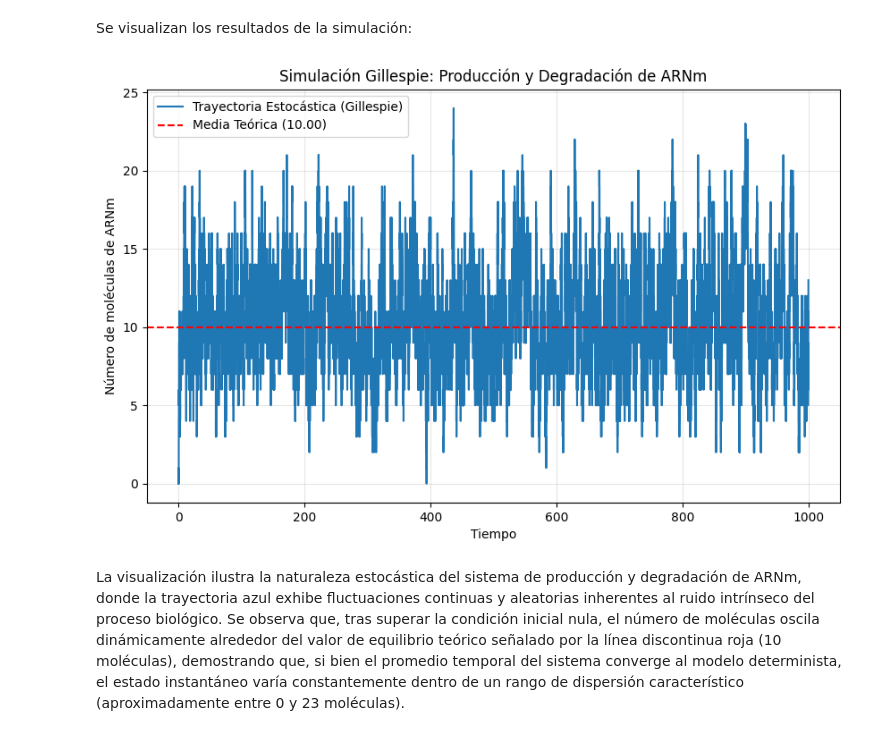
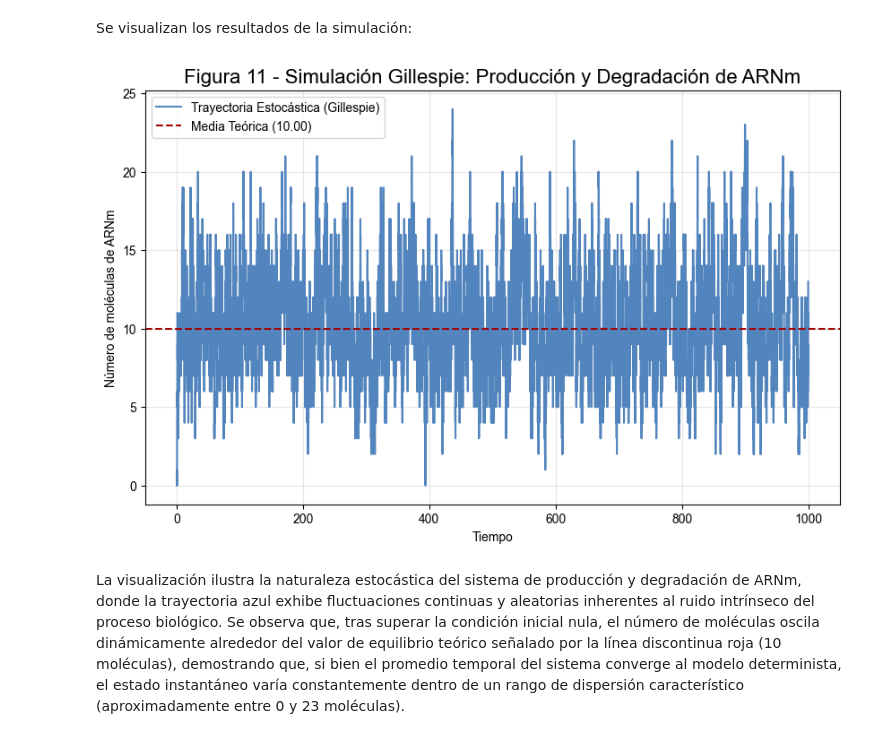
Before and after one commit to georgsmeinung/tpi-simulacion, a Jupyter notebook: tpi-simulation-in-data-science.ipynb, the cells around one changed output. Cells and saved outputs as stored; diff of their text form; code cells hidden in the pictures.

```diff
--- a/tpi-simulation-in-data-science.ipynb
+++ b/tpi-simulation-in-data-science.ipynb
@@ -41,3 +41,18 @@ Para el presente trabajo se utilizan los siguientes parámetros globales y semil
 lgc_a, lgc_c, lgc_m = 48271, 0, 2**31 - 1
 # Semilla
 rnd_seed = 2371
+
+# Colores graficos
+COLOR_AZUL="#5284BD"
+COLOR_VERDE="#1F6F6F"
+COLOR_ROJO="#A00000"
+COLOR_AMARILLO="#F1A226"
+COLOR_GRIS_OSCURO="#E0E0E0"
+
+COLOR_TITULO="#333333"
+COLOR_SUBTITULO=""
+COLOR_LEYENDA="#555555"
+COLOR_ESCALA="#666666"
+COLOR_GRILLA="#EEEEEE"
+COLOR_LINEAINF="#888888"
+COLOR_BIN="#C5C5C5"
@@ -44,3 +76,16 @@ rnd_seed = 2371
+# %%
+# URL fuente PDF
+font_url = (
+    "https://github.com/matomo-org/travis-scripts/"
+    "raw/master/fonts/Arial.ttf"
+)
+
+# Se descarga la fuente
+!wget {font_url} -O Arial.ttf -q
+
+# Se Configura la fuente
+fm.fontManager.addfont('Arial.ttf')
+plt.rcParams['font.family'] = 'Arial'
 # %% [markdown]
 ### Parte 1 - Generación de Números Pseudoaleatorios y Monte Carlo
 
@@ -1014,36 +1477,38 @@ Se visualizan los resultados de la simulación:
 # %%
 # Visualización
 plt.figure(figsize=(10, 6))
 
 # Graficar trayectoria (step plot para saltos discretos)
 plt.step(
     tiempos,
     conteos,
     where='post',
-    label='Trayectoria Estocástica (Gillespie)'
+    label='Trayectoria Estocástica (Gillespie)',
+    color=COLOR_AZUL
 )
 
 # Graficar la media teórica (k1 / k2)
 media_teorica = k1 / k2
 
 plt.axhline(
     y=media_teorica,
-    color='r',
+    color=COLOR_ROJO,
     linestyle='--',
     # Usamos .2f para evitar que el número sea muy largo
     label=f'Media Teórica ({media_teorica:.2f})'
 )
 
 plt.title(
-    'Simulación Gillespie: Producción y Degradación de ARNm'
+    'Figura 11 - Simulación Gillespie: Producción y Degradación de ARNm',
+    fontsize=16
 )
 plt.xlabel('Tiempo')
 plt.ylabel('Número de moléculas de ARNm')
 plt.legend()
 plt.grid(True, alpha=0.3)
 plt.show()
 # %% [output]
-[figure, old version]
+[figure, new version]
 # %% [markdown]
 La visualización ilustra la naturaleza estocástica del sistema de producción y degradación de ARNm, donde la trayectoria azul exhibe fluctuaciones continuas y aleatorias inherentes al ruido intrínseco del proceso biológico. Se observa que, tras superar la condición inicial nula, el número de moléculas oscila dinámicamente alrededor del valor de equilibrio teórico señalado por la línea discontinua roja (10 moléculas), demostrando que, si bien el promedio temporal del sistema converge al modelo determinista, el estado instantáneo varía constantemente dentro de un rango de dispersión característico (aproximadamente entre 0 y 23 moléculas).
 # %% [markdown]
```
Also changed, not shown: parts of 26 cells of this notebook.
